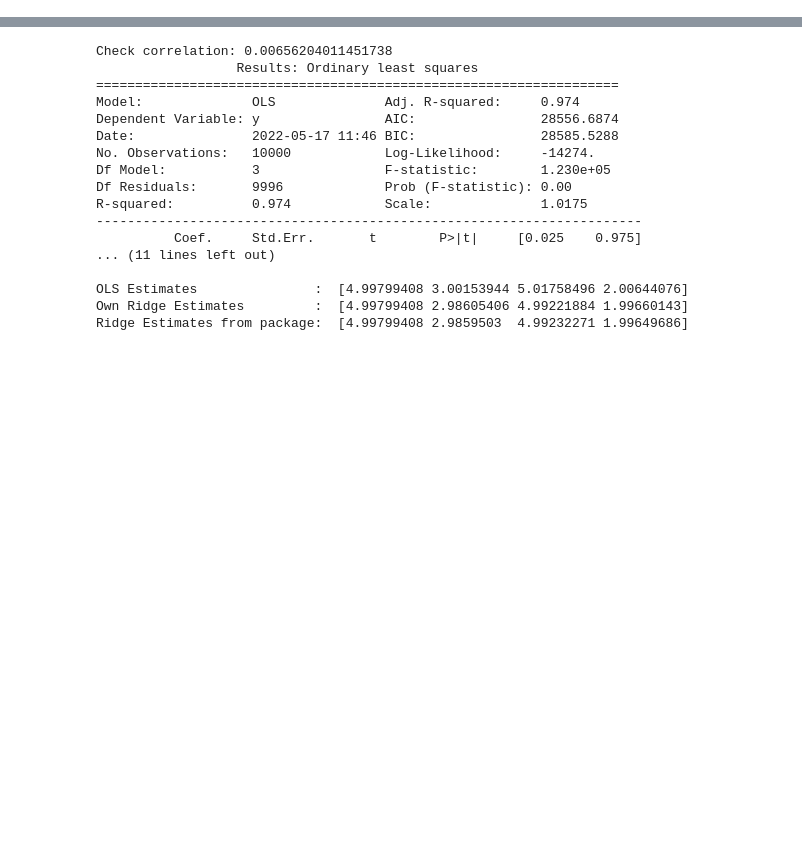
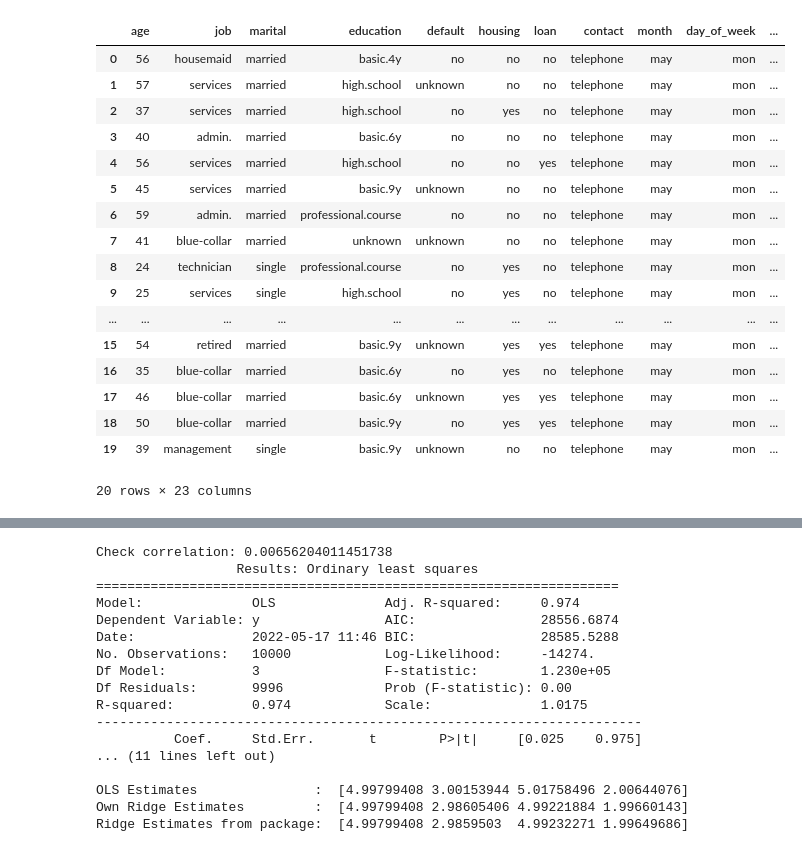
Before and after one commit to Liomat97/AQM-UCI-Machine-Learning, a Jupyter notebook: AQM Test.ipynb, the cells around one changed output, grey strips where cells are left out. Saved outputs shown, nothing was run; the diff lists cells and outputs as text; code cells hidden in the pictures; blank space fills up the shorter version.

```diff
--- a/AQM Test.ipynb
+++ b/AQM Test.ipynb
@@ -15,0 +159,46 @@ bank_add_full = pd.read_csv('Data/bank-additional-full.csv', sep=';')
+# %%
+data_clean = bank_add_full
+
+# create a list of our conditions
+#'admin.','blue-collar','entrepreneur','housemaid','management','retired','self-employed','services','student','technician','unemployed','unknown'  --> unknown = 0
+conditions_job = [
+    (bank_add_full['job'] == 'admin.'),           #1
+    (bank_add_full['job'] == 'blue-collar'),      #2
+    (bank_add_full['job'] == 'entrepreneur'),     #3
+    (bank_add_full['job'] == 'housemaid'),        #4
+    (bank_add_full['job'] == 'management'),       #5
+    (bank_add_full['job'] == 'retired'),          #6
+    (bank_add_full['job'] == 'self-employed'),    #7
+    (bank_add_full['job'] == 'services'),         #8
+    (bank_add_full['job'] == 'student'),          #9
+    (bank_add_full['job'] == 'technician'),       #10
+    (bank_add_full['job'] == 'unemployed'),       #11
+    ]
+
+# create a list of the values we want to assign for each condition
+values = ['1', '2', '3', '4', '5', '6', '7', '8', '9', '10', '11']
+
+# create a new column and use np.select to assign values to it using our lists as arguments
+data_clean['work'] = np.select(conditions_job, values)
+
+# display updated DataFrame
+data_clean.head(20)
+# %% [output]
+|  | age | job | marital | education | default | housing | loan | contact | month | day_of_week | ... |
+| 0 | 56 | housemaid | married | basic.4y | no | no | no | telephone | may | mon | ... |
+| 1 | 57 | services | married | high.school | unknown | no | no | telephone | may | mon | ... |
+| 2 | 37 | services | married | high.school | no | yes | no | telephone | may | mon | ... |
+| 3 | 40 | admin. | married | basic.6y | no | no | no | telephone | may | mon | ... |
+| 4 | 56 | services | married | high.school | no | no | yes | telephone | may | mon | ... |
+| 5 | 45 | services | married | basic.9y | unknown | no | no | telephone | may | mon | ... |
+| 6 | 59 | admin. | married | professional.course | no | no | no | telephone | may | mon | ... |
+| 7 | 41 | blue-collar | married | unknown | unknown | no | no | telephone | may | mon | ... |
+| 8 | 24 | technician | single | professional.course | no | yes | no | telephone | may | mon | ... |
+| 9 | 25 | services | single | high.school | no | yes | no | telephone | may | mon | ... |
+| ... | ... | ... | ... | ... | ... | ... | ... | ... | ... | ... | ... |
+| 15 | 54 | retired | married | basic.9y | unknown | yes | yes | telephone | may | mon | ... |
+| 16 | 35 | blue-collar | married | basic.6y | no | yes | no | telephone | may | mon | ... |
+| 17 | 46 | blue-collar | married | basic.6y | unknown | yes | yes | telephone | may | mon | ... |
+| 18 | 50 | blue-collar | married | basic.9y | no | yes | yes | telephone | may | mon | ... |
+| 19 | 39 | management | single | basic.9y | unknown | no | no | telephone | may | mon | ... |
+20 rows × 23 columns
```
Also changed, not shown: parts of 32 cells of this notebook.
